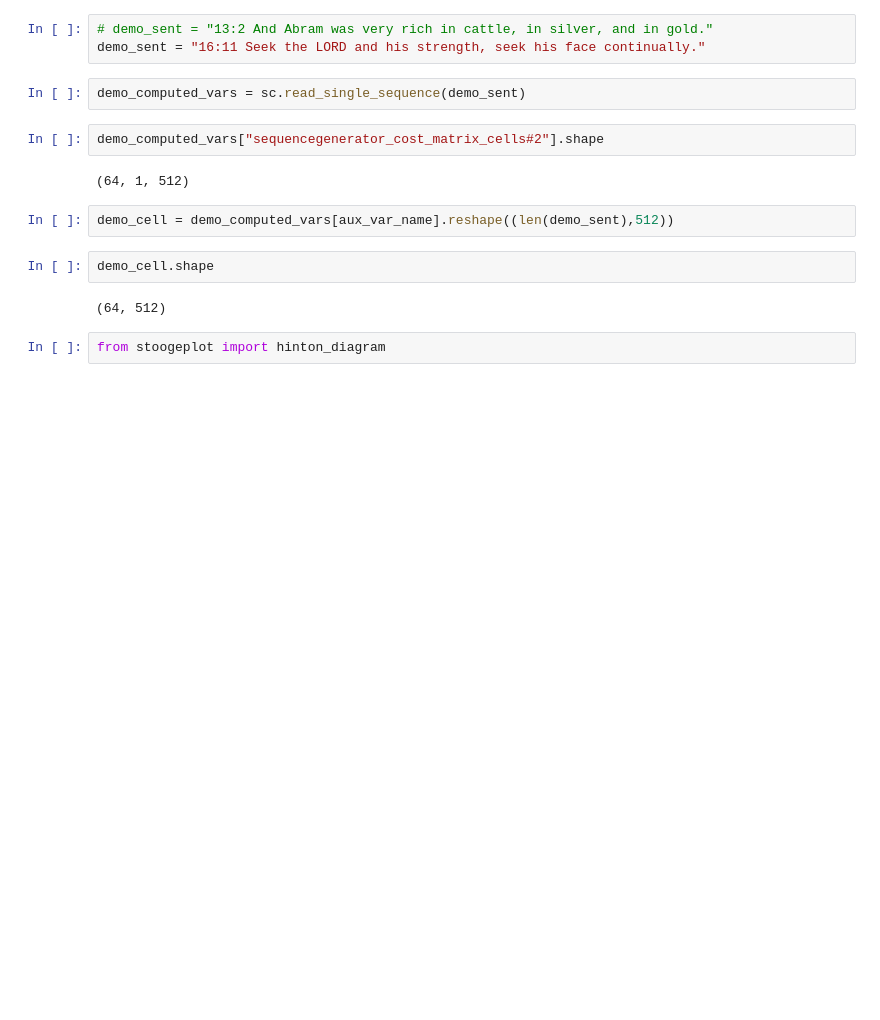
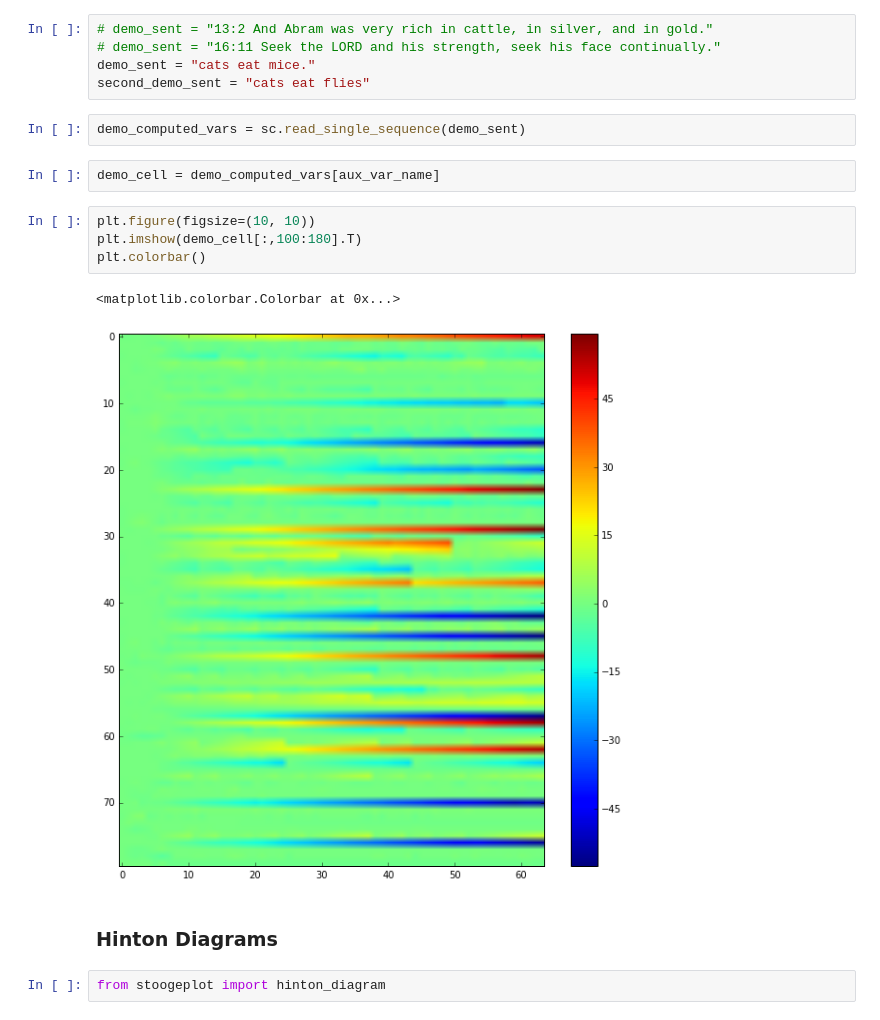
Before and after one commit to Copper-Head/the-three-stooges, a Jupyter notebook: Sandbox.ipynb, the cells around one changed output. Saved outputs shown, nothing was run; the diff lists cells and outputs as text; blank space fills up the shorter version.

Commit message:
Adds clear demos of seqgen output properties.

```diff
--- a/Sandbox.ipynb
+++ b/Sandbox.ipynb
@@ -32,19 +111,22 @@ sc = StateComputer(lstm_net.cost_model, map_chr_2_ind)
 aux_var_name = "sequencegenerator_cost_matrix_cells#2"
 # %%
 # demo_sent = "13:2 And Abram was very rich in cattle, in silver, and in gold."
-demo_sent = "16:11 Seek the LORD and his strength, seek his face continually."
+# demo_sent = "16:11 Seek the LORD and his strength, seek his face continually."
+demo_sent = "cats eat mice."
+second_demo_sent = "cats eat flies"
 # %%
 demo_computed_vars = sc.read_single_sequence(demo_sent)
-# %%
-demo_computed_vars["sequencegenerator_cost_matrix_cells#2"].shape
-# %% [output]
-(64, 1, 512)
 # %%
-demo_cell = demo_computed_vars[aux_var_name].reshape((len(demo_sent),512))
+demo_cell = demo_computed_vars[aux_var_name]
-# %%
-demo_cell.shape
-# %% [output]
-(64, 512)
+# %%
+plt.figure(figsize=(10, 10))
+plt.imshow(demo_cell[:,100:180].T)
+plt.colorbar()
+# %% [output]
+<matplotlib.colorbar.Colorbar at 0x...>
+[figure, added]
+# %% [markdown]
+### Hinton Diagrams
 # %%
 from stoogeplot import hinton_diagram
 # %%
```
Also changed, not shown: parts of 19 cells of this notebook.
